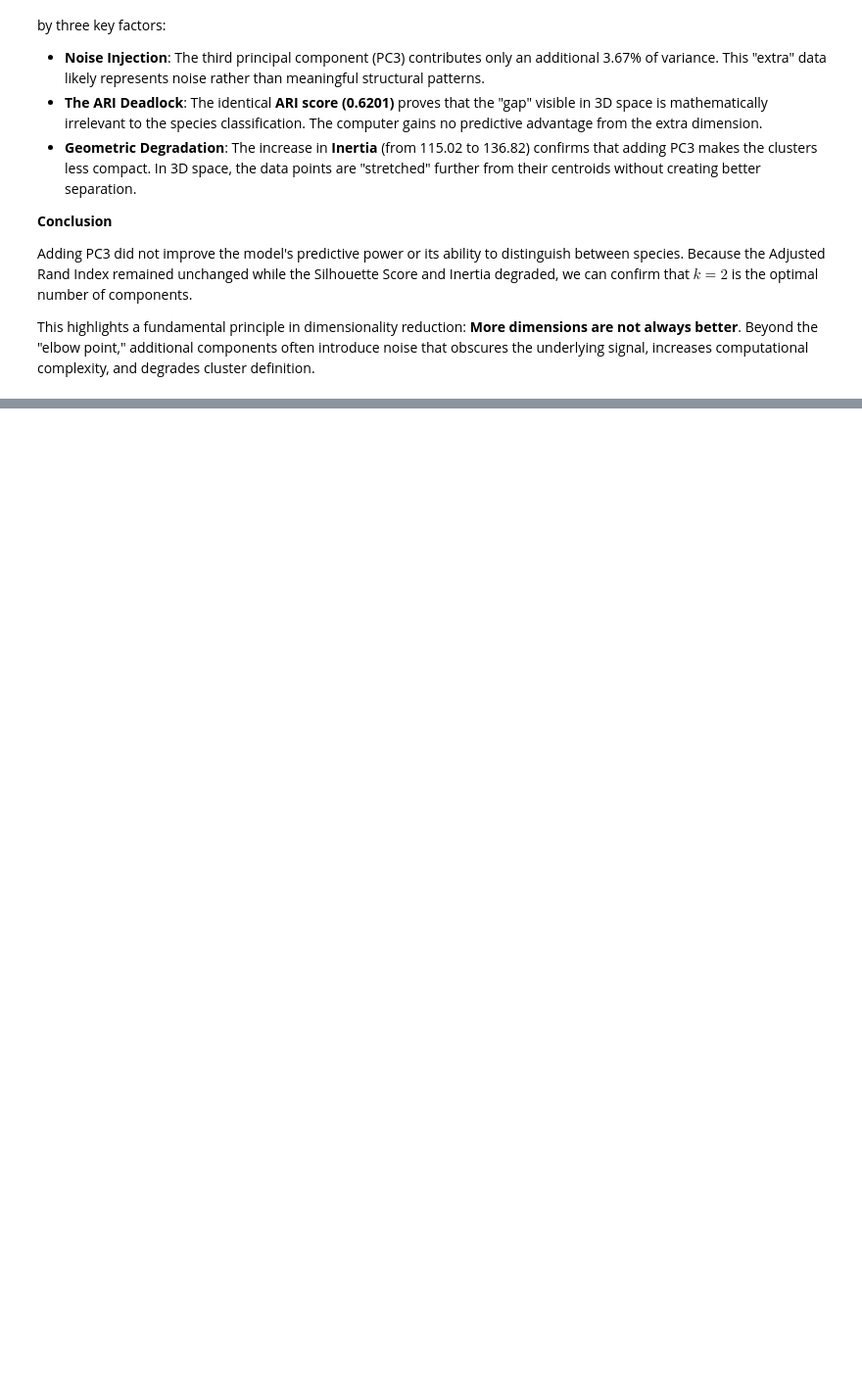
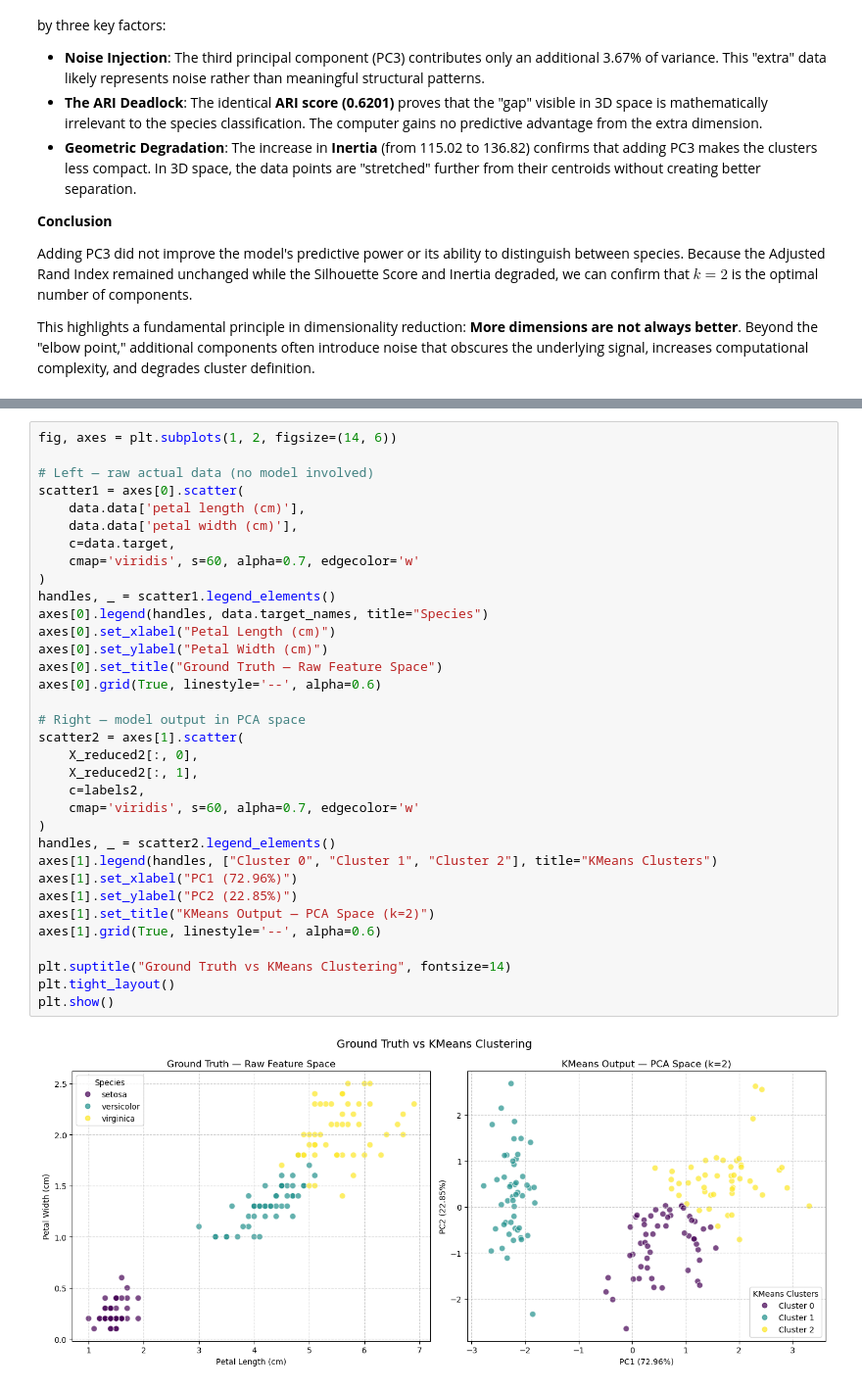
Before and after one commit to thaopham98/DataScience, a Jupyter notebook: python_analysis/A9-Dimentional Reduction.ipynb, the cells around one changed output, grey strips where cells are left out. Shown at 98% size. Drawn from its saved outputs; the diff is of its cells as text; blank space fills up the shorter version.

```diff
--- a/python_analysis/A9-Dimentional Reduction.ipynb
+++ b/python_analysis/A9-Dimentional Reduction.ipynb
@@ -1034,0 +1054,36 @@ From the
+# %%
+fig, axes = plt.subplots(1, 2, figsize=(14, 6))
+
+# Left — raw actual data (no model involved)
+scatter1 = axes[0].scatter(
+    data.data['petal length (cm)'],
+    data.data['petal width (cm)'],
+    c=data.target,
+    cmap='viridis', s=60, alpha=0.7, edgecolor='w'
+)
+handles, _ = scatter1.legend_elements()
+axes[0].legend(handles, data.target_names, title="Species")
+axes[0].set_xlabel("Petal Length (cm)")
+axes[0].set_ylabel("Petal Width (cm)")
+axes[0].set_title("Ground Truth — Raw Feature Space")
+axes[0].grid(True, linestyle='--', alpha=0.6)
+
+# Right — model output in PCA space
+scatter2 = axes[1].scatter(
+    X_reduced2[:, 0],
+    X_reduced2[:, 1],
+    c=labels2,
+    cmap='viridis', s=60, alpha=0.7, edgecolor='w'
+)
+handles, _ = scatter2.legend_elements()
+axes[1].legend(handles, ["Cluster 0", "Cluster 1", "Cluster 2"], title="KMeans Clusters")
+axes[1].set_xlabel("PC1 (72.96%)")
+axes[1].set_ylabel("PC2 (22.85%)")
+axes[1].set_title("KMeans Output — PCA Space (k=2)")
+axes[1].grid(True, linestyle='--', alpha=0.6)
+
+plt.suptitle("Ground Truth vs KMeans Clustering", fontsize=14)
+plt.tight_layout()
+plt.show()
+# %% [output]
+[figure, added]
```
Also changed, not shown: parts of 5 cells of this notebook.
